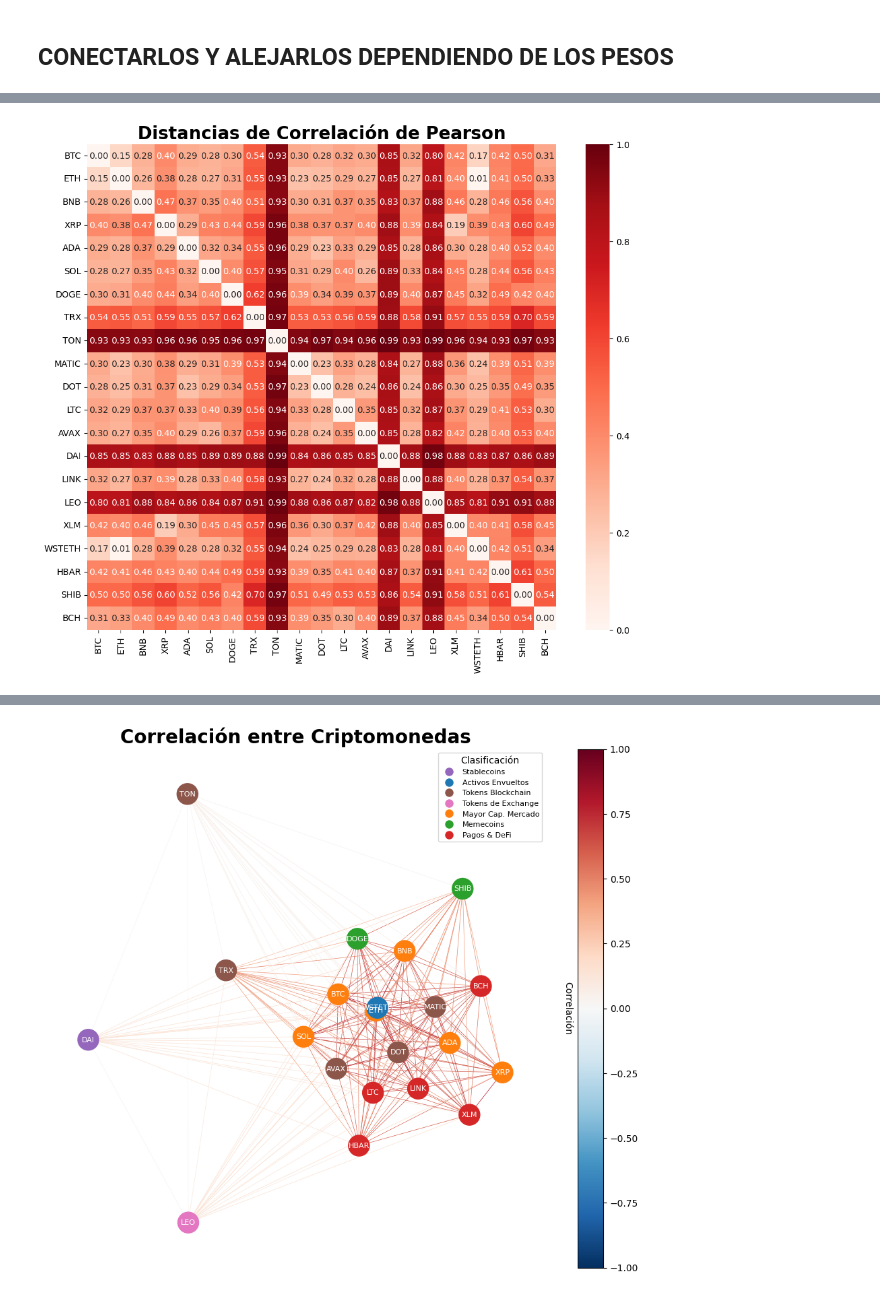
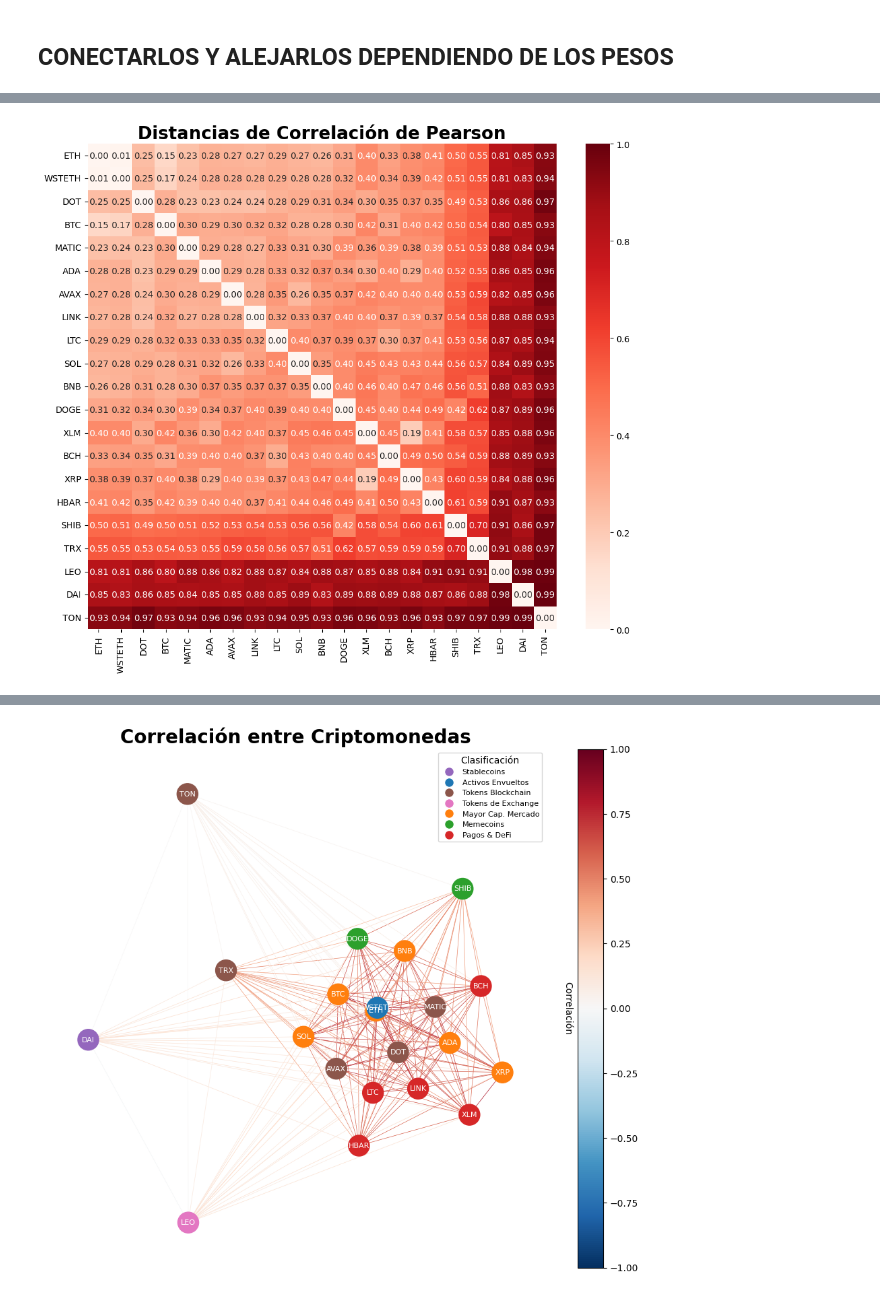
Before and after one commit to heritaco/Proyecto, a Jupyter notebook: 05-Grafos/01-Correlacion/Correlacion.ipynb, the cells around one changed output, grey strips where cells are left out. Saved outputs shown, nothing was run; the diff lists cells and outputs as text; code cells hidden in the pictures.

```diff
--- a/05-Grafos/01-Correlacion/Correlacion.ipynb
+++ b/05-Grafos/01-Correlacion/Correlacion.ipynb
@@ -86,3 +88,16 @@ dist_corr = 1 - abs(corr)
 for i in range(len(corr.columns)):
     for j in range(i):
         G.add_edge(dist_corr.columns[i], dist_corr.columns[j], weight=dist_corr.iloc[i, j])
+# %%
+# Compute the sum of absolute correlations for each row
+row_sum = corr.abs().sum(axis=1)
+# Sort the labels based on the sum (highest sum first)
+sorted_labels = row_sum.sort_values(ascending=False).index
+# Reorder the correlation matrix
+sorted_corr = corr.loc[sorted_labels, sorted_labels]
+
+plt.figure(figsize=(12, 10))
+sns.heatmap(sorted_corr, annot=True, fmt=".2f", cmap="RdBu_r", vmin=-1, vmax=1)
+plt.title("Matriz de Correlación de Pearson", fontsize=20, fontweight='bold')
+plt.savefig("correlacion-pearson-sorted-abs.svg", format='svg', bbox_inches='tight')
+plt.show()
@@ -89,8 +106,11 @@ for i in range(len(corr.columns)):
 # %%
+# reorder the distance matrix
+sorted_dist_corr = dist_corr.loc[sorted_labels, sorted_labels]
+
 plt.figure(figsize=(12, 10))
-sns.heatmap(dist_corr, annot=True, fmt=".2f", cmap="Reds", vmin=0, vmax=1)
+sns.heatmap(sorted_dist_corr, annot=True, fmt=".2f", cmap="Reds", vmin=0, vmax=1)
 plt.title("Distancias de Correlación de Pearson", fontsize=20, fontweight='bold')
-plt.savefig("distancia-pearson.svg", format='svg', bbox_inches='tight')
+plt.savefig("distancia-pearson-dendrogram.svg", format='svg', bbox_inches='tight')
 plt.show()
 # %% [output]
-[figure, old version]
+[figure, new version]
```
Also changed, not shown: parts of 4 cells of this notebook, 9 other files.
